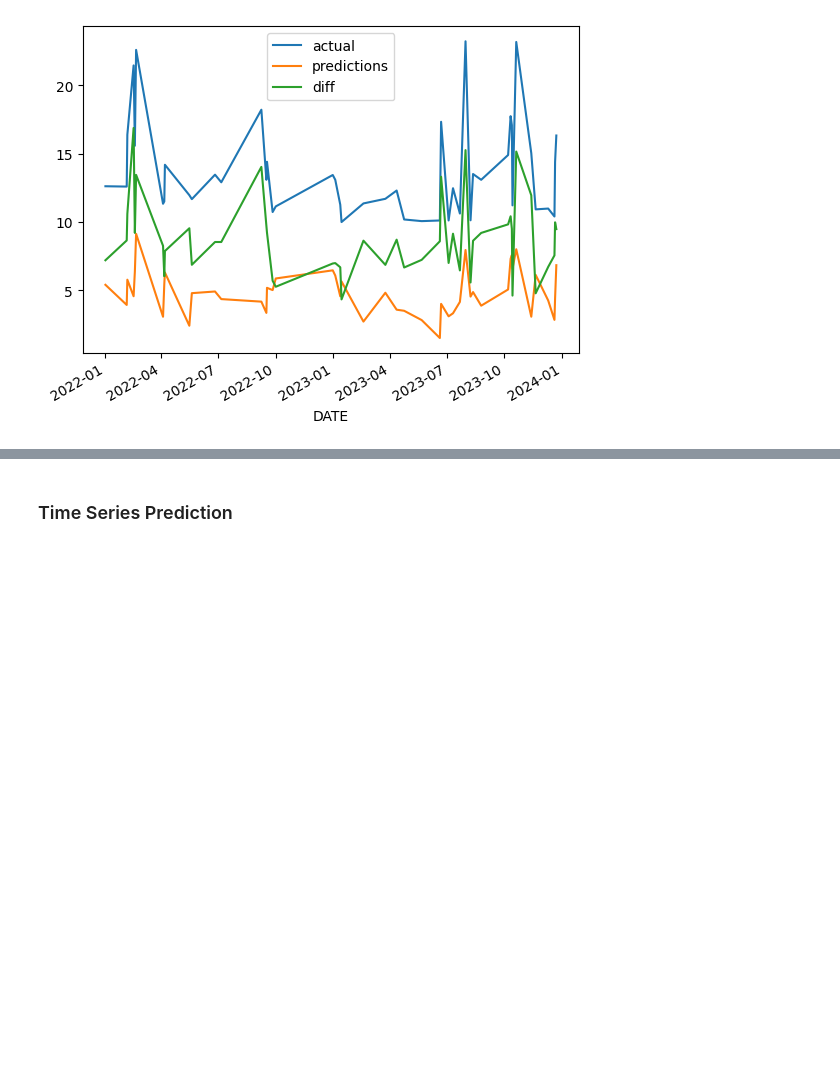
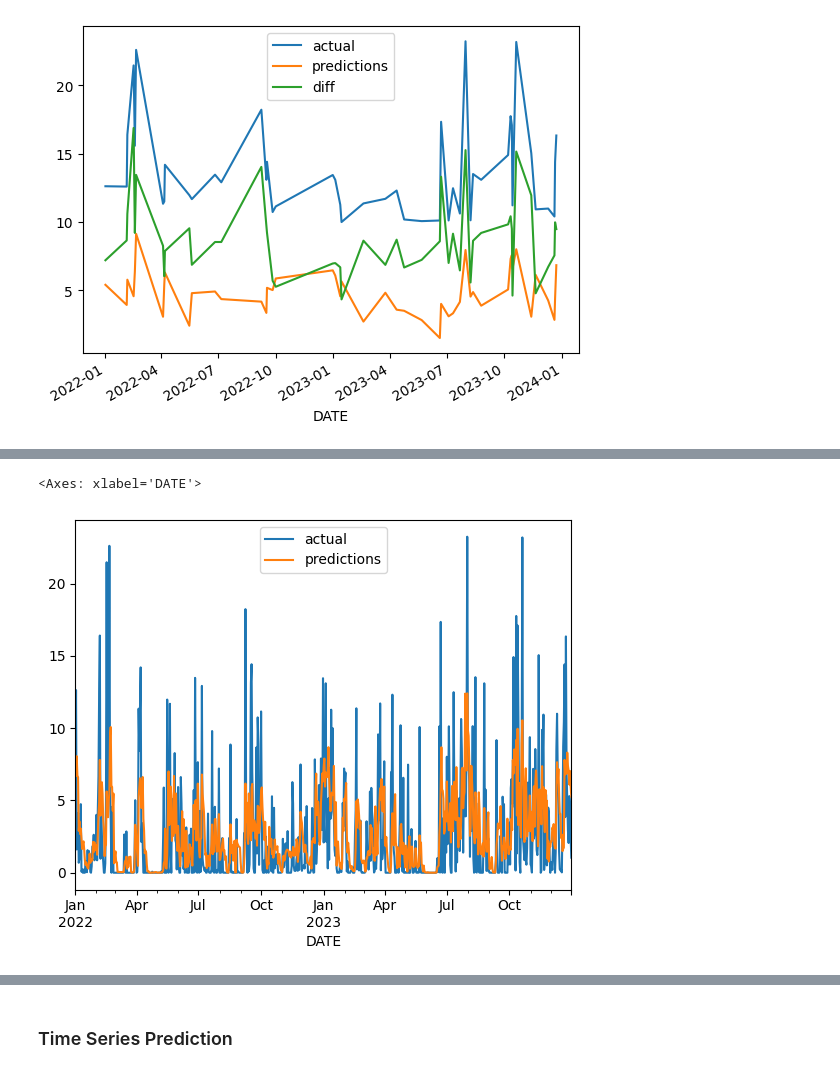
Before and after one commit to shizukuyu/machine-learning, a Jupyter notebook: germany_3.ipynb, the cells around one changed output, grey strips where cells are left out. Drawn from its saved outputs; the diff is of its cells as text; code cells hidden in the pictures; blank space fills up the shorter version.

```diff
--- a/germany_3.ipynb
+++ b/germany_3.ipynb
@@ -722,0 +785,8 @@ result.plot()
+# %%
+combined = pd.concat([test["precip"], pd.Series(predictions_rf, index=test.index)], axis=1)
+combined.columns = ["actual", "predictions"]
+# %%
+combined.plot()
+# %% [output]
+<Axes: xlabel='DATE'>
+[figure, added]
```
Also changed, not shown: parts of 14 cells of this notebook.
